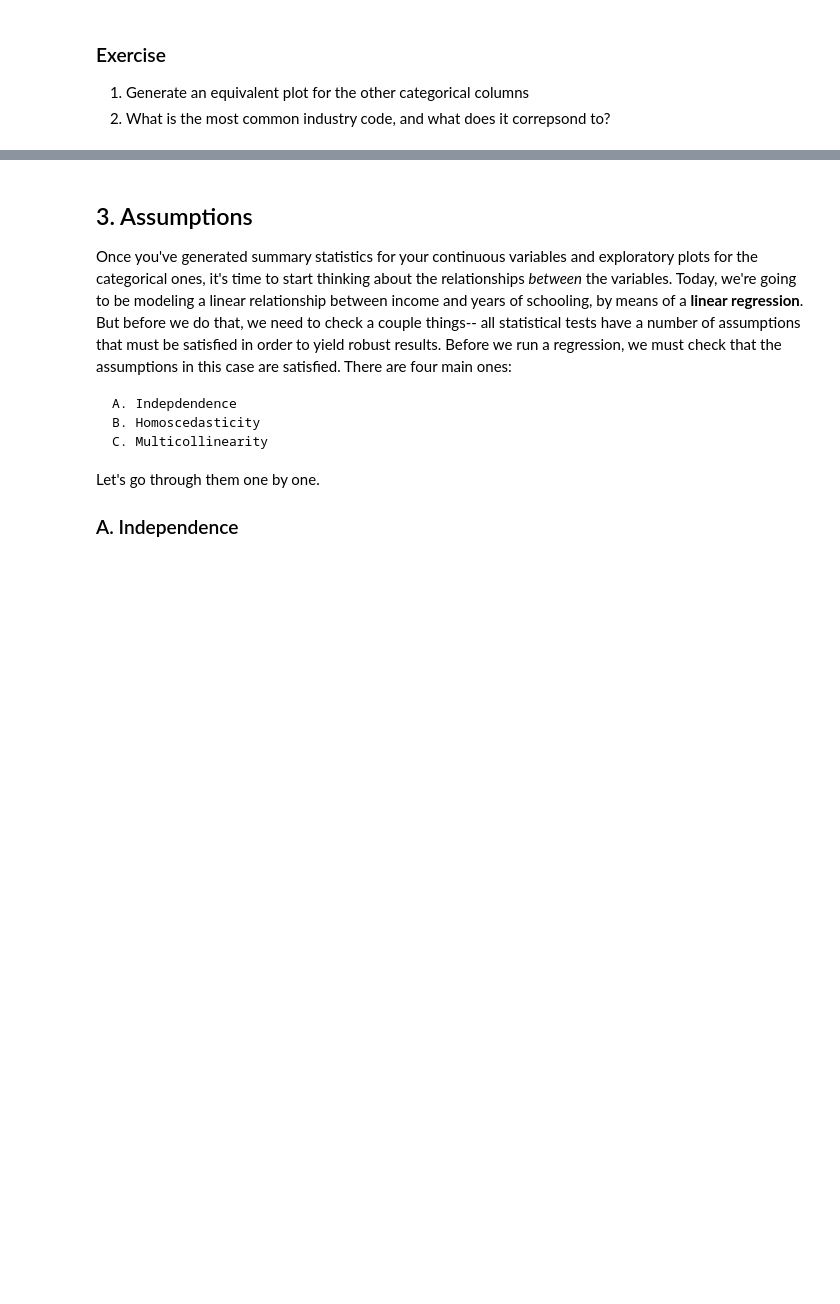
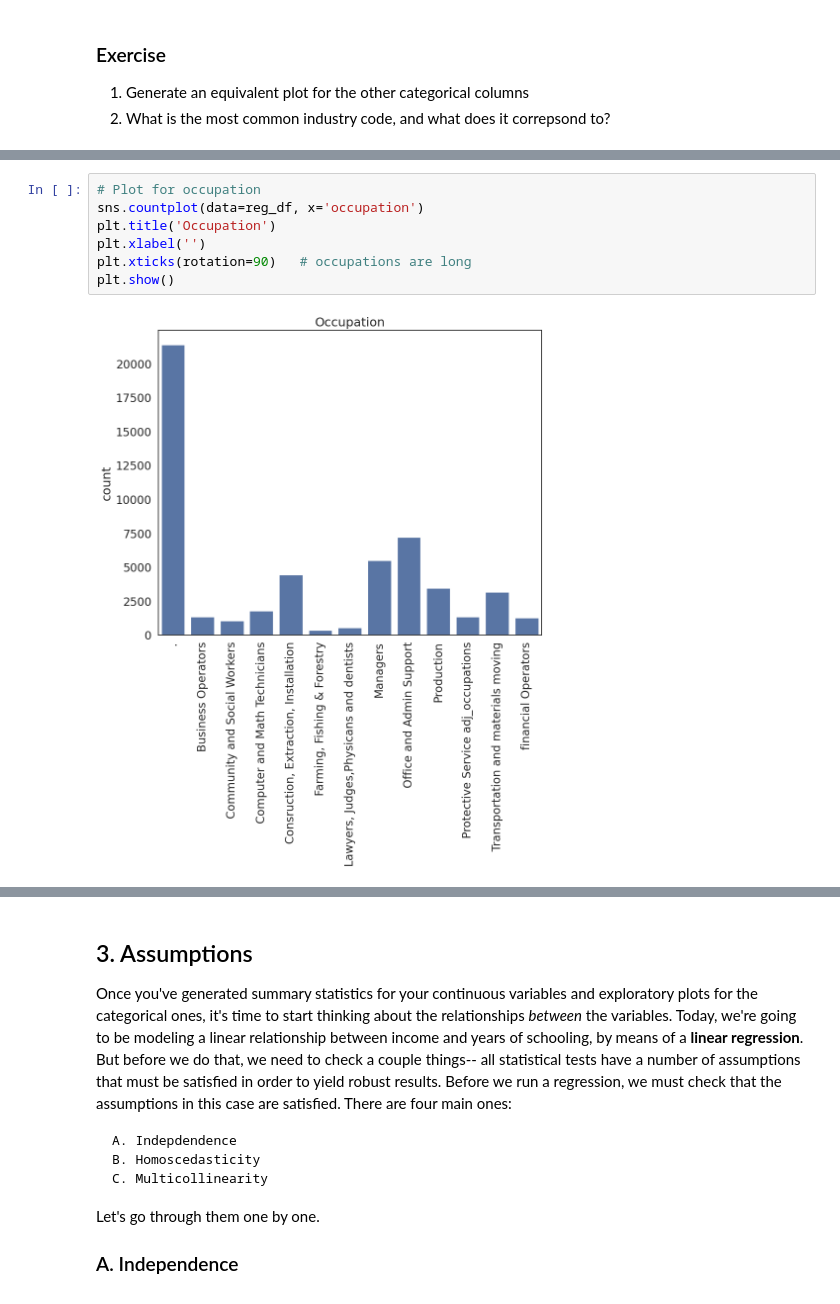
Before and after one commit to lindsy0213-commits/QM2, a Jupyter notebook: W7_Linear_Regression.ipynb, the cells around one changed output, grey strips where cells are left out. Cells and saved outputs as stored; diff of their text form; blank space fills up the shorter version.

```diff
--- a/W7_Linear_Regression.ipynb
+++ b/W7_Linear_Regression.ipynb
@@ -164,0 +183,9 @@ plt.show() # show the plot
+# %%
+# Plot for occupation
+sns.countplot(data=reg_df, x='occupation')
+plt.title('Occupation')
+plt.xlabel('')
+plt.xticks(rotation=90)   # occupations are long
+plt.show()
+# %% [output]
+[figure, added]
```
Also changed, not shown: parts of 23 cells of this notebook.
